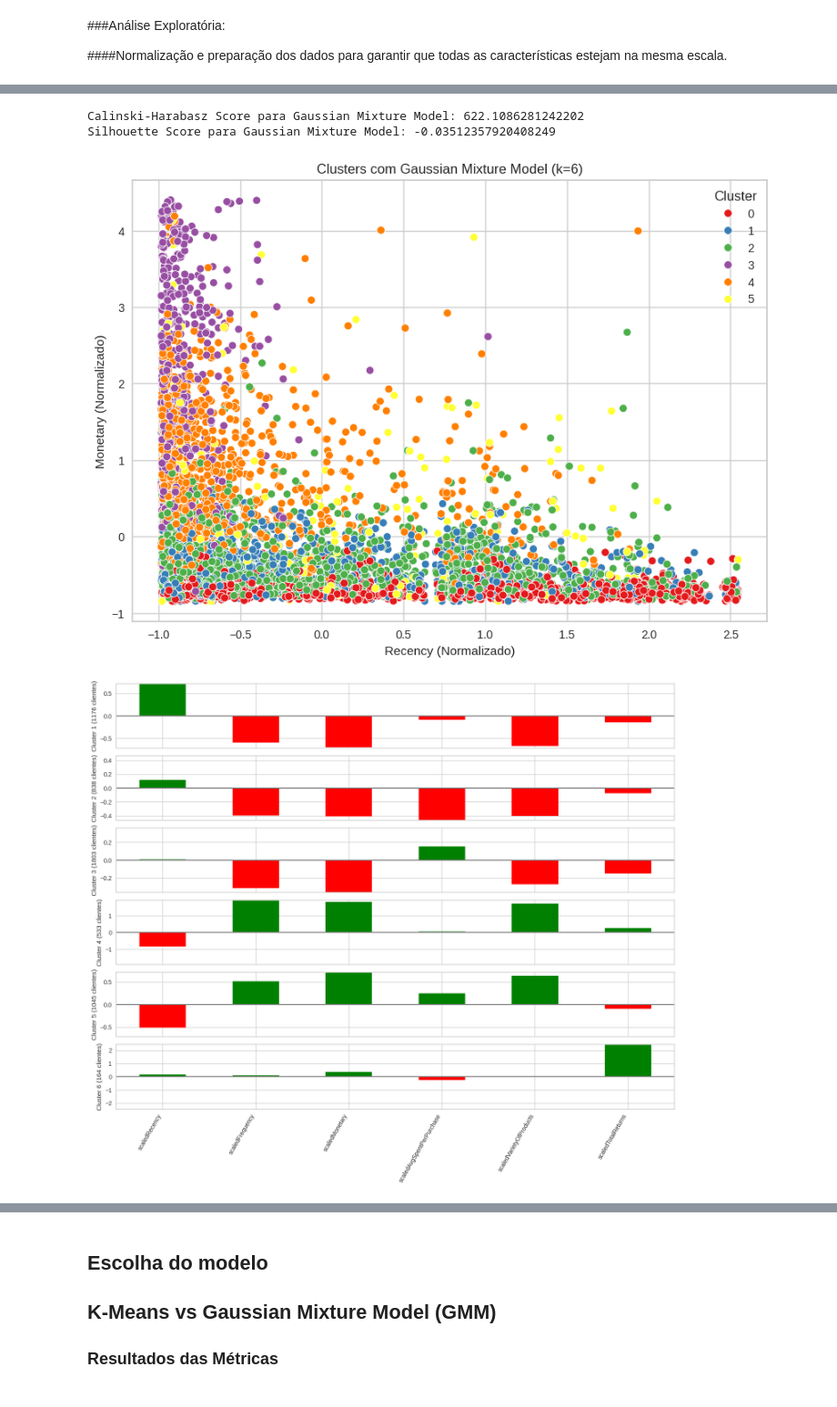
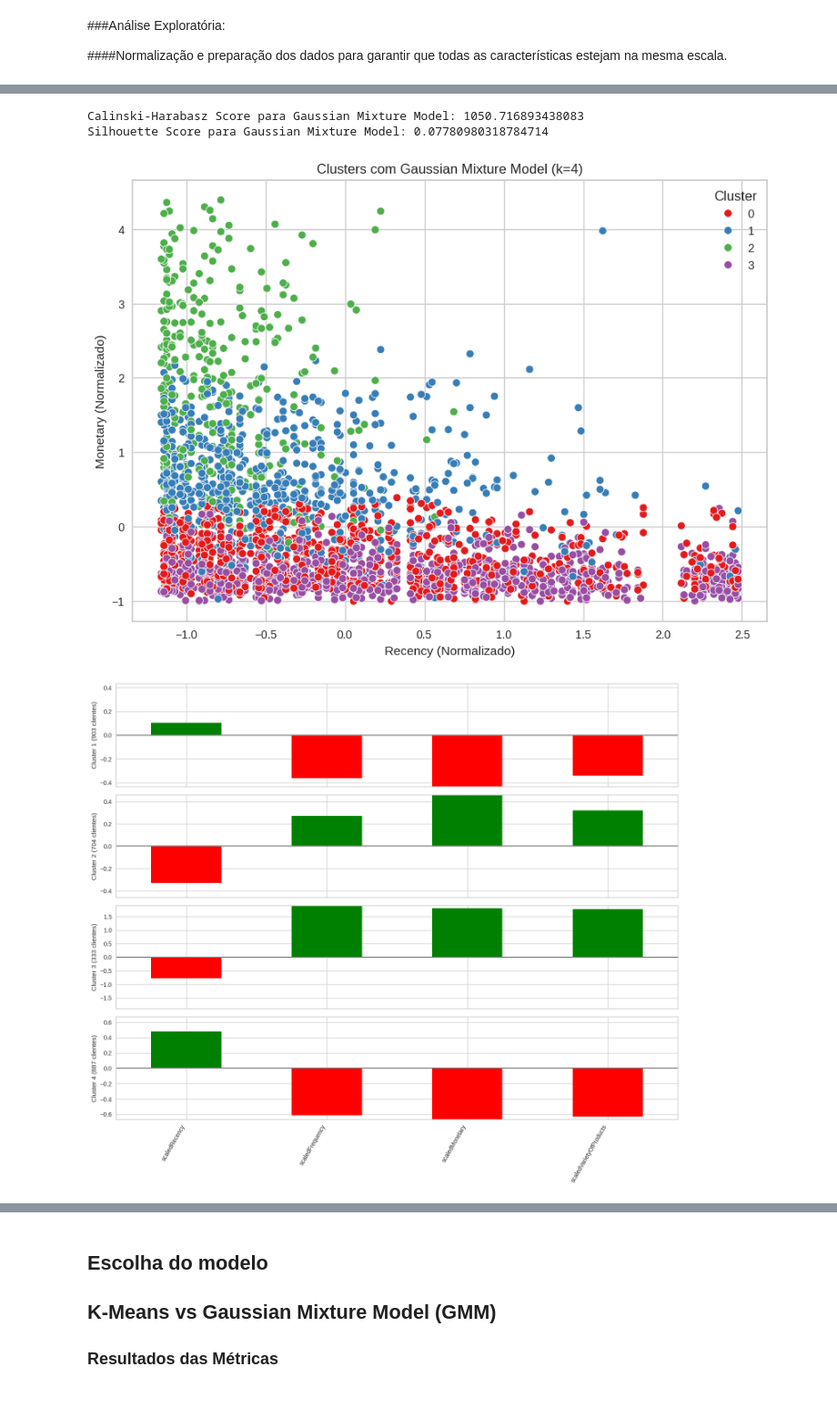
Before and after one commit to KoreTane/interesting, a Jupyter notebook: ClusterC.ipynb, the cells around one changed output, grey strips where cells are left out. Shown at 91% size. Cells and saved outputs as stored; diff of their text form; code cells hidden in the pictures.

```diff
--- a/ClusterC.ipynb
+++ b/ClusterC.ipynb
@@ -164,5 +175,5 @@ df = df.filter((col("Quantity") <= 15000) & (col("Quantity") >= -15000))
 
 df = df.filter((col("TotalPrice") <= 12000) & (col("TotalPrice") >= -12000))
 #outlier, cliente que fez muitas devoluções e comprou antes do tempo de analise
-df = df.filter(~col("Customer ID").isin([12931.0, 15838.0, 14277.0, 14337.0, 15767.0, 17755.0]))
+df = df.filter(~col("Customer ID").isin([14277.0,15838.0,12931.0]))
 # %% [output]
@@ -446,7 +487,7 @@ import pandas as pd
 # onde a distorção (soma das distâncias quadráticas dos pontos aos centros) é plotada em função do número de clusters (K)
 # O ponto onde a curva se achata indica o número ideal de clusters.
 # Converter as colunas normalizadas para um Pandas DataFrame
-final_df_pd = scaled_data.select("scaledRecency", "scaledFrequency", "scaledMonetary", "scaledAvgSpentPerPurchase", "scaledVarietyOfProducts", "scaledTotalReturns").toPandas()
+final_df_pd = scaled_data.select("scaledRecency", "scaledFrequency", "scaledMonetary", "scaledVarietyOfProducts").toPandas()
 # Aplicar Análise do Cotovelo
 scaler = StandardScaler()
 df_rfm_clip_scaled = scaler.fit_transform(final_df_pd)
@@ -460,6 +501,6 @@ KElbowVisualizer(ax=<Axes: >, estimator=KMeans(n_clusters=9), k=(2, 10),
 # %%
 # Definir o número de clusters para Kmeans
-k = 7
+k = 4
 
 # Aplicar K-Means
 kmeans = KMeans(n_clusters=k, random_state=1)
@@ -482,12 +523,12 @@ unique_customers_pyspark = df.select("Customer ID").distinct().count()
 print(f'Número de clientes únicos: {unique_customers_pyspark}')
 
 # Criar DataFrame com as características normalizadas e previsões de clusters
-features_df = pd.DataFrame(df_rfm_clip_scaled, columns=["scaledRecency", "scaledFrequency", "scaledMonetary", "scaledAvgSpentPerPurchase", "scaledVarietyOfProducts", "scaledTotalReturns"])
+features_df = pd.DataFrame(df_rfm_clip_scaled, columns=["scaledRecency", "scaledFrequency", "scaledMonetary", "scaledVarietyOfProducts"])
 features_df['prediction'] = clusters_pd['prediction']
 
 # Plotar os clusters
 plt.figure(figsize=(10, 7))
-sns.scatterplot(data=features_df, x="scaledRecency", y="scaledMonetary", hue="prediction", palette="Set1")
+sns.scatterplot(data=features_df, x="scaledMonetary", y="scaledFrequency", hue="prediction", palette="Set1")
 plt.title(f'Clusters com K-Means (k={k})')
 plt.xlabel('Recency (Normalizado)')
 plt.ylabel('Monetary (Normalizado)')
@@ -525,26 +565,0 @@ Número de clientes únicos: 5935
-# %%
-# Plotar os clusters atualizados
-plt.figure(figsize=(10, 7))
-sns.scatterplot(data=features_df, x="scaledRecency", y="scaledMonetary", hue="prediction", palette="Set1")
-plt.title(f'Clusters com Gaussian Mixture Model (k={6})')
-plt.xlabel('Recency (Normalizado)')
-plt.ylabel('Monetary (Normalizado)')
-plt.legend(title='Cluster')
-plt.show()
-
-# Atualizar a visualização dos centros dos clusters com a nova contagem
-fig, axes = plt.subplots(nrows=6, figsize=(14, 12), sharex=True)
-
-for i, ax in enumerate(axes):
-    center = centers.loc[i, :]
-    maxPC = 1.01 * center.abs().max()
-    colors = ['green' if l > 0 else 'red' for l in center]
-    center.plot.bar(ax=ax, color=colors)
-    ax.set_ylabel(f'Cluster {i+1} ({cluster_counts[i]} clientes)')
-    ax.set_ylim(-maxPC, maxPC)
-    ax.axhline(color='gray')
-    ax.xaxis.set_ticks_position('none')
-
-plt.xticks(rotation=60, ha='right')
-plt.tight_layout()
-plt.show()
@@ -629,6 +604,6 @@ plt.show()
 # %%
 # Definir o número de clusters
-ideal_clusters = 6
+ideal_clusters = 4
 
 # Aplicar Gaussian Mixture Model com o número ideal de clusters
 gmm = GaussianMixture(n_components=ideal_clusters, random_state=1)
@@ -646,7 +621,7 @@ silhouette_score_gmm = silhouette_score(df_rfm_clip_scaled, clusters_gmm)
 print(f'Silhouette Score para Gaussian Mixture Model: {silhouette_score_gmm}')
 
 # Criar DataFrame com as características normalizadas e previsões de clusters
-features_df = pd.DataFrame(df_rfm_clip_scaled, columns=["scaledRecency", "scaledFrequency", "scaledMonetary", "scaledAvgSpentPerPurchase", "scaledVarietyOfProducts", "scaledTotalReturns"])
+features_df = pd.DataFrame(df_rfm_clip_scaled, columns=["scaledRecency", "scaledFrequency", "scaledMonetary", "scaledVarietyOfProducts"])
 features_df['prediction'] = clusters_gmm
 
 # Contar o número de clientes em cada cluster
@@ -654,34 +629,34 @@ cluster_counts = features_df['prediction'].value_counts().sort_index()
 
 # Plotar os clusters
 plt.figure(figsize=(10, 7))
 sns.scatterplot(data=features_df, x="scaledRecency", y="scaledMonetary", hue="prediction", palette="Set1")
 plt.title(f'Clusters com Gaussian Mixture Model (k={ideal_clusters})')
 plt.xlabel('Recency (Normalizado)')
 plt.ylabel('Monetary (Normalizado)')
 plt.legend(title='Cluster')
 plt.show()
 
 # Cria um DataFrame com os centros dos clusters do GMM
 centers = pd.DataFrame(gmm.means_, columns=features_df.columns[:-1])
 
 # Adaptado do livro "Practical Statistics for Data Scientists"
 fig, axes = plt.subplots(nrows=ideal_clusters, figsize=(14, 12), sharex=True)
 
 for i, ax in enumerate(axes):
     center = centers.loc[i, :]
     maxPC = 1.01 * center.abs().max()
     colors = ['green' if l > 0 else 'red' for l in center]
     center.plot.bar(ax=ax, color=colors)
     ax.set_ylabel(f'Cluster {i+1} ({cluster_counts[i]} clientes)')
     ax.set_ylim(-maxPC, maxPC)
     ax.axhline(color='gray')
     ax.xaxis.set_ticks_position('none')
 
 plt.xticks(rotation=60, ha='right')
 plt.tight_layout()
 plt.show()
 # %% [output]
-Calinski-Harabasz Score para Gaussian Mixture Model: 622.1086281242202
-Silhouette Score para Gaussian Mixture Model: -0.03512357920408249
+Calinski-Harabasz Score para Gaussian Mixture Model: 1050.716893438083
+Silhouette Score para Gaussian Mixture Model: 0.07780980318784714
-[figure, old version]
+[figure, new version]
-[figure, old version]
+[figure, new version]
```
Also changed, not shown: parts of 27 cells of this notebook.
